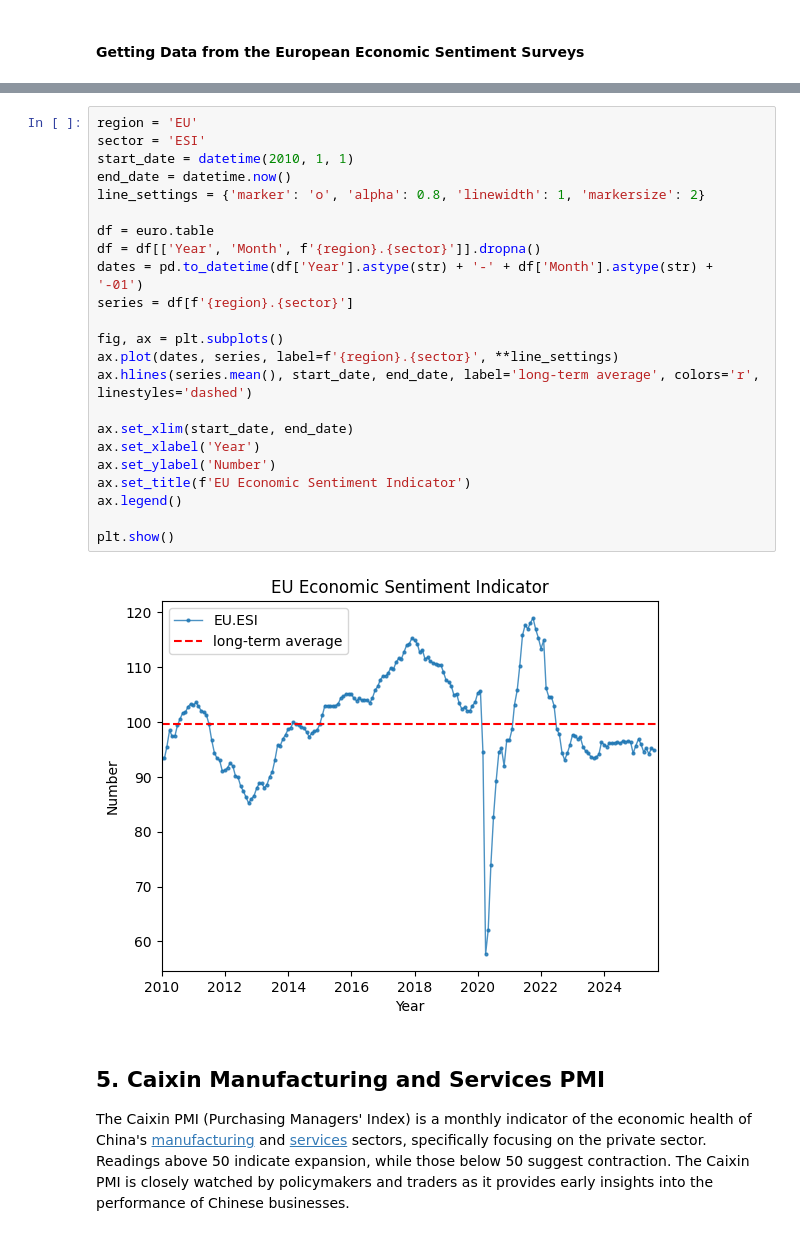
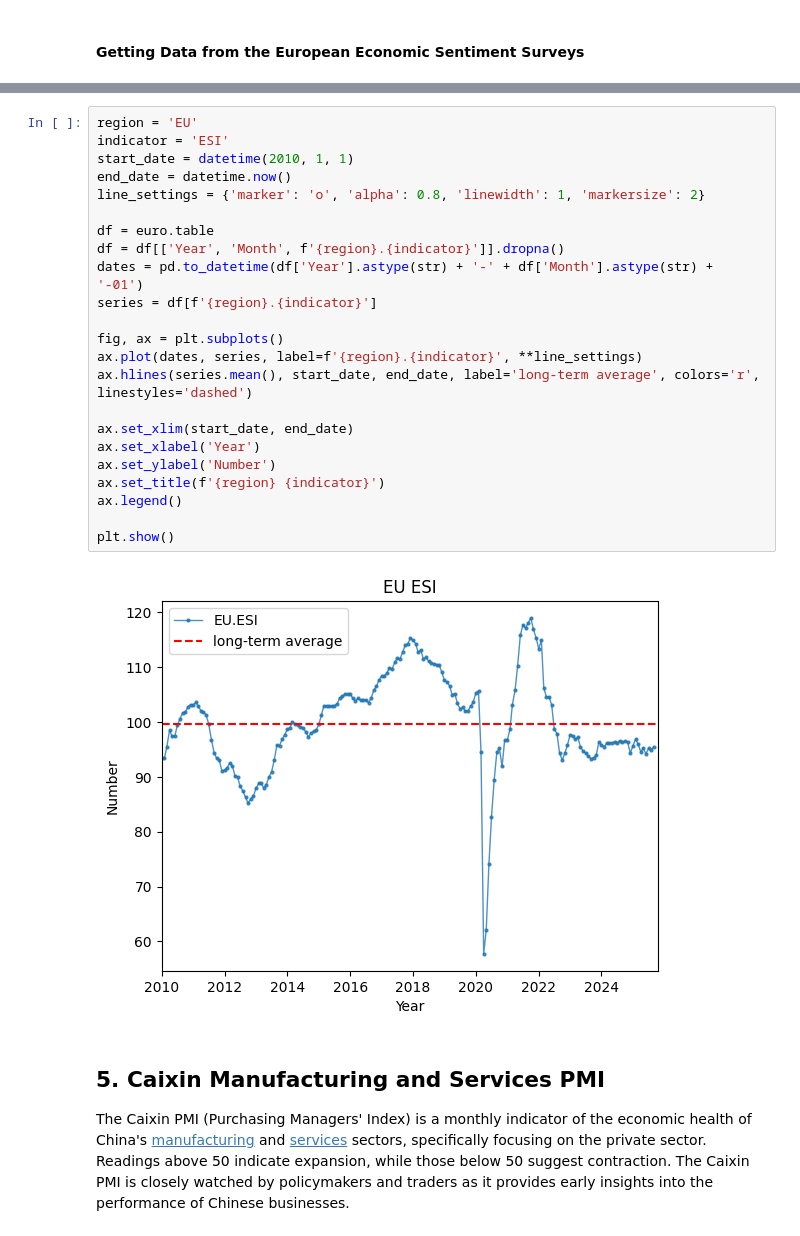
Before and after one commit to haroon-altaf/Lisa, a Jupyter notebook: notebook.ipynb, the cells around one changed output, grey strips where cells are left out. Saved outputs shown, nothing was run; the diff lists cells and outputs as text.

```diff
--- a/notebook.ipynb
+++ b/notebook.ipynb
@@ -425,29 +431,29 @@ MarkDownDisplay(euro.table.tail(), bold=True, align='center')
       <th><b>EE.ESI</b></th>
 # %%
 region = 'EU'
-sector = 'ESI'
+indicator = 'ESI'
 start_date = datetime(2010, 1, 1)
 end_date = datetime.now()
 line_settings = {'marker': 'o', 'alpha': 0.8, 'linewidth': 1, 'markersize': 2}
 
 df = euro.table
-df = df[['Year', 'Month', f'{region}.{sector}']].dropna()
+df = df[['Year', 'Month', f'{region}.{indicator}']].dropna()
 dates = pd.to_datetime(df['Year'].astype(str) + '-' + df['Month'].astype(str) + '-01')
-series = df[f'{region}.{sector}']
+series = df[f'{region}.{indicator}']
 
 fig, ax = plt.subplots()
-ax.plot(dates, series, label=f'{region}.{sector}', **line_settings)
+ax.plot(dates, series, label=f'{region}.{indicator}', **line_settings)
 ax.hlines(series.mean(), start_date, end_date, label='long-term average', colors='r', linestyles='dashed')
 
 ax.set_xlim(start_date, end_date)
 ax.set_xlabel('Year')
 ax.set_ylabel('Number')
-ax.set_title(f'EU Economic Sentiment Indicator')
+ax.set_title(f'{region} {indicator}')
 ax.legend()
 
 plt.show()
 # %% [output]
-[figure, old version]
+[figure, new version]
 # %% [markdown]
 ## 5. Caixin Manufacturing and Services PMI
 
```
Also changed, not shown: parts of 13 cells of this notebook.
